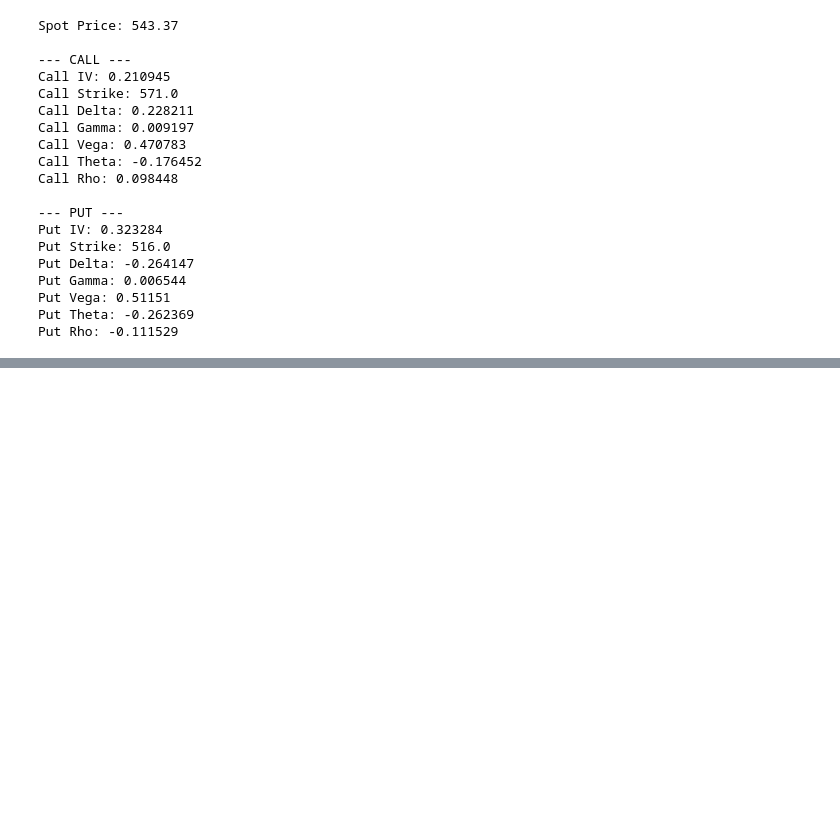
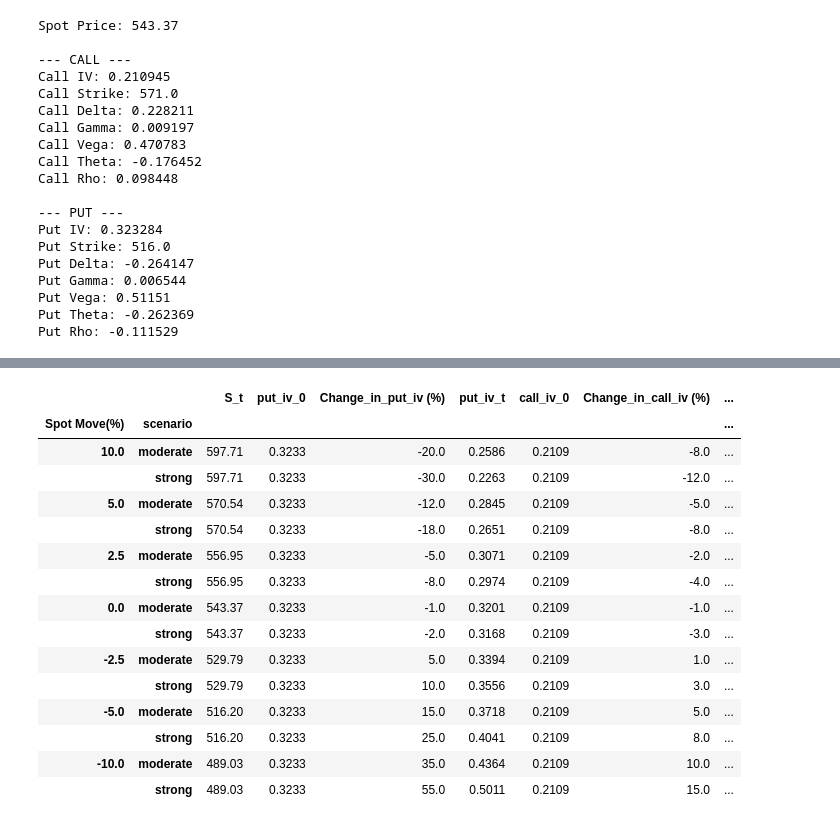
Before and after one commit to yangyee-hub/options-bullish-risk-reversal-strategy-analysis, a Jupyter notebook: code/1_option_trade_scenario_analysis.ipynb, the cells around one changed output, grey strips where cells are left out. Saved outputs shown, nothing was run; the diff lists cells and outputs as text; code cells hidden in the pictures; blank space fills up the shorter version.

Commit message:
Scenario Analysis & Touch Up of codebase

```diff
--- a/code/1_option_trade_scenario_analysis.ipynb
+++ b/code/1_option_trade_scenario_analysis.ipynb
@@ -165,7 +166,7 @@ class TradeInputs:
     pricing_model: str  # e.g. "bs" or "binomial"
 
 
-class BullishRiskReversalTradeAnalyzer:
+class BullishRiskReversalInitialSetUpAnalyzer:
     """
     Encapsulates the full pricing + report logic
     for the short put / long call trade.
@@ -237,7 +238,7 @@ class BullishRiskReversalTradeAnalyzer:
         # Premium collected from selling puts
         premium_collected = put_price_for_trade * i.put_contracts * 100
 
-        # Max number of call contracts you can afford with that premium
+        # Max number of call contracts that can afforded with that premium
         if call_price_for_trade > 0:
             call_contracts = int(premium_collected // (call_price_for_trade * 100))
         else:
@@ -550,0 +709,24 @@ Overall, the trader has constructed an aggressively bullish position at a moment
+# %%
+inputs = TradeInputs(
+    spot_price=spot_price,
+    risk_free_rate=0.0433,
+    dividend_yield=0.0127,
+    time_to_maturity=30/365,
+
+    put_strike=put_strike,
+    put_contracts=1000,
+    put_iv=put_iv,
+
+    call_strike=call_strike,
+    call_iv=call_iv,
+
+    binomial_steps=1000,
+    american=True,
+    pricing_model="binomial"
+)
+
+analyzer = BullishRiskReversalInitialSetUpAnalyzer(inputs=inputs)
+analyzer.print_report()
+initial_set_up = analyzer.compute()
+
+initial_set_up
@@ -550,0 +954,11 @@ Overall, the trader has constructed an aggressively bullish position at a moment
+# %%
+scenario_simulation_result = scenario_simulation(
+    initial_set_up,
+    iv_scenarios,
+    OptionsPricingModel,
+    pricing_model_used ='binomial',
+    time_to_maturity=7/365,
+    rf_compunding_period=23/365
+)
+
+scenario_simulation_result
@@ -550,0 +1000,21 @@ Overall, the trader has constructed an aggressively bullish position at a moment
+# %%
+df_scenario_analysis_result = simulation_result_to_df(scenario_simulation_result)
+df_scenario_analysis_result.to_csv('../data/Result/1_Scenario_Analysis_Result.csv')
+df_scenario_analysis_result
+# %% [output]
+|  |  | S_t | put_iv_0 | Change_in_put_iv (%) | put_iv_t | call_iv_0 | Change_in_call_iv (%) | ... |
+| Spot Move(%) | scenario |  |  |  |  |  |  | ... |
+| 10.0 | moderate | 597.71 | 0.3233 | -20.0 | 0.2586 | 0.2109 | -8.0 | ... |
+|  | strong | 597.71 | 0.3233 | -30.0 | 0.2263 | 0.2109 | -12.0 | ... |
+| 5.0 | moderate | 570.54 | 0.3233 | -12.0 | 0.2845 | 0.2109 | -5.0 | ... |
+|  | strong | 570.54 | 0.3233 | -18.0 | 0.2651 | 0.2109 | -8.0 | ... |
+| 2.5 | moderate | 556.95 | 0.3233 | -5.0 | 0.3071 | 0.2109 | -2.0 | ... |
+|  | strong | 556.95 | 0.3233 | -8.0 | 0.2974 | 0.2109 | -4.0 | ... |
+| 0.0 | moderate | 543.37 | 0.3233 | -1.0 | 0.3201 | 0.2109 | -1.0 | ... |
+|  | strong | 543.37 | 0.3233 | -2.0 | 0.3168 | 0.2109 | -3.0 | ... |
+| -2.5 | moderate | 529.79 | 0.3233 | 5.0 | 0.3394 | 0.2109 | 1.0 | ... |
+|  | strong | 529.79 | 0.3233 | 10.0 | 0.3556 | 0.2109 | 3.0 | ... |
+| -5.0 | moderate | 516.20 | 0.3233 | 15.0 | 0.3718 | 0.2109 | 5.0 | ... |
+|  | strong | 516.20 | 0.3233 | 25.0 | 0.4041 | 0.2109 | 8.0 | ... |
+| -10.0 | moderate | 489.03 | 0.3233 | 35.0 | 0.4364 | 0.2109 | 10.0 | ... |
+|  | strong | 489.03 | 0.3233 | 55.0 | 0.5011 | 0.2109 | 15.0 | ... |
```
Also changed, not shown: parts of 14 cells of this notebook, 12 other files.
